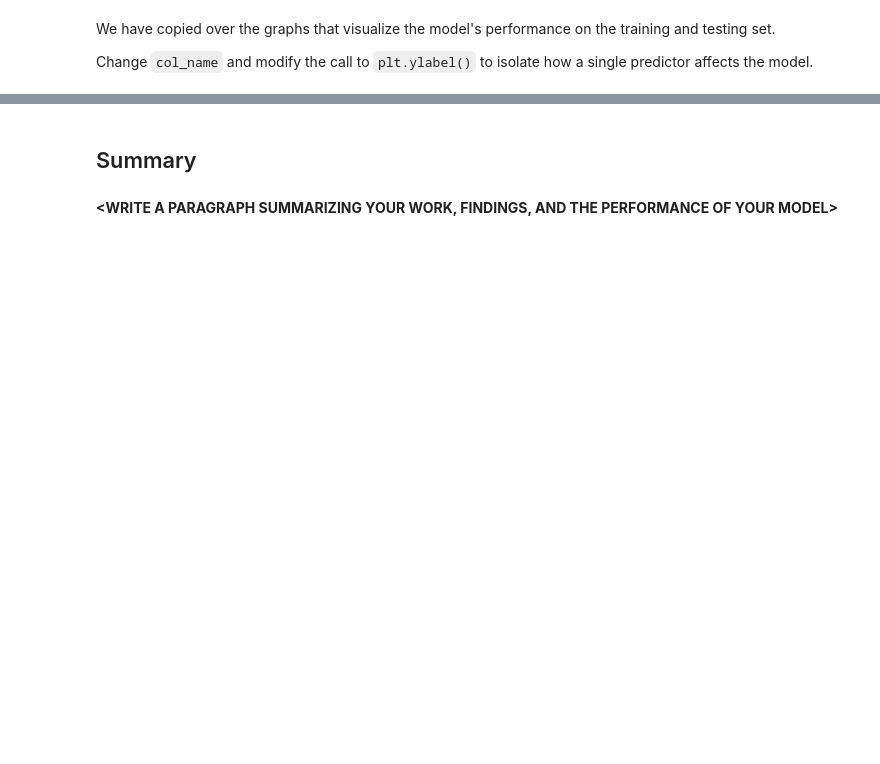
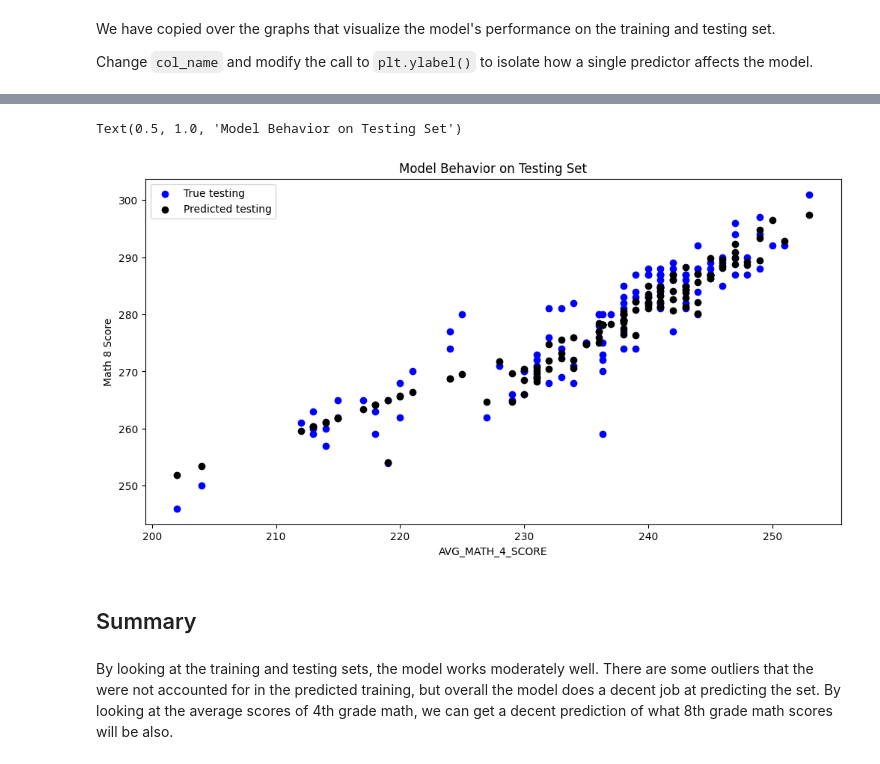
Before and after one commit to kramelea/git-tutorial, a Jupyter notebook: tutorial1/checkpoint1.ipynb, the cells around one changed output, grey strips where cells are left out. Saved outputs shown, nothing was run; the diff lists cells and outputs as text; code cells hidden in the pictures; blank space fills up the shorter version.

```diff
--- a/tutorial1/checkpoint1.ipynb
+++ b/tutorial1/checkpoint1.ipynb
@@ -269,15 +250,18 @@ Change `col_name` and modify the call to `plt.ylabel()` to isolate how a single
 # %%
-# col_name = 'COLUMN NAME OF ONE PREDICTOR"
+col_name = 'AVG_MATH_4_SCORE'
 
-# f = plt.figure(figsize=(12,6))
-# plt.scatter(X_test[col_name], y_test, color = "blue")
-# plt.scatter(X_test[col_name], model.predict(X_test), color = "black")
+f = plt.figure(figsize=(12,6))
+plt.scatter(X_test[col_name], y_test, color = "blue")
+plt.scatter(X_test[col_name], model.predict(X_test), color = "black")
 
-# plt.legend(['True testing','Predicted testing'])
-# plt.xlabel(col_name)
-# plt.ylabel('NAME OF THE PREDICTOR')
-# plt.title("Model Behavior on Testing Set")
+plt.legend(['True testing','Predicted testing'])
+plt.xlabel(col_name)
+plt.ylabel('Math 8 Score')
+plt.title("Model Behavior on Testing Set")
+# %% [output]
+Text(0.5, 1.0, 'Model Behavior on Testing Set')
+[figure, added]
 # %% [markdown]
 <h2> Summary </h2>
-# %% [markdown]
-**<WRITE A PARAGRAPH SUMMARIZING YOUR WORK, FINDINGS, AND THE PERFORMANCE OF YOUR MODEL\>**
+# %% [markdown]
+By looking at the training and testing sets, the model works moderately well. There are some outliers that the were not accounted for in the predicted training, but overall the model does a decent job at predicting the set. By looking at the average scores of 4th grade math, we can get a decent prediction of what 8th grade math scores will be also.
```
Also changed, not shown: parts of 9 cells of this notebook, 1 other file.
